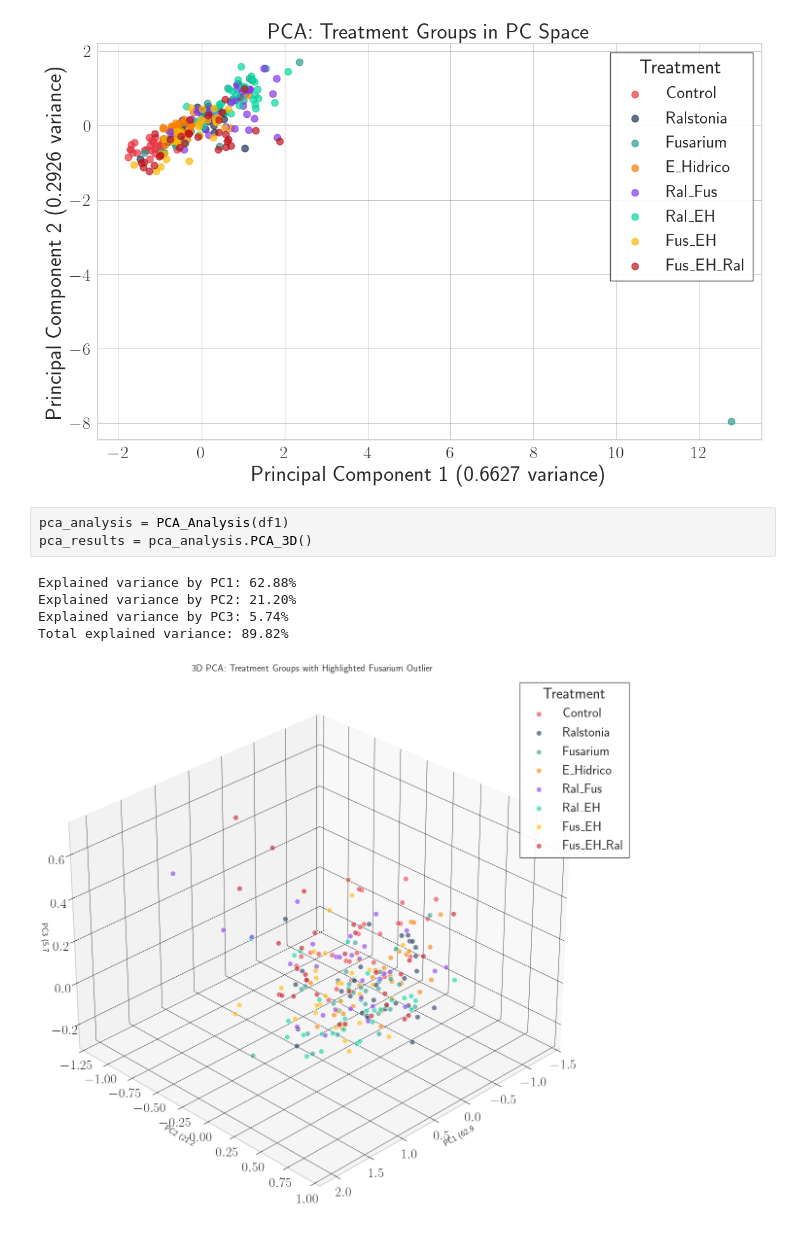
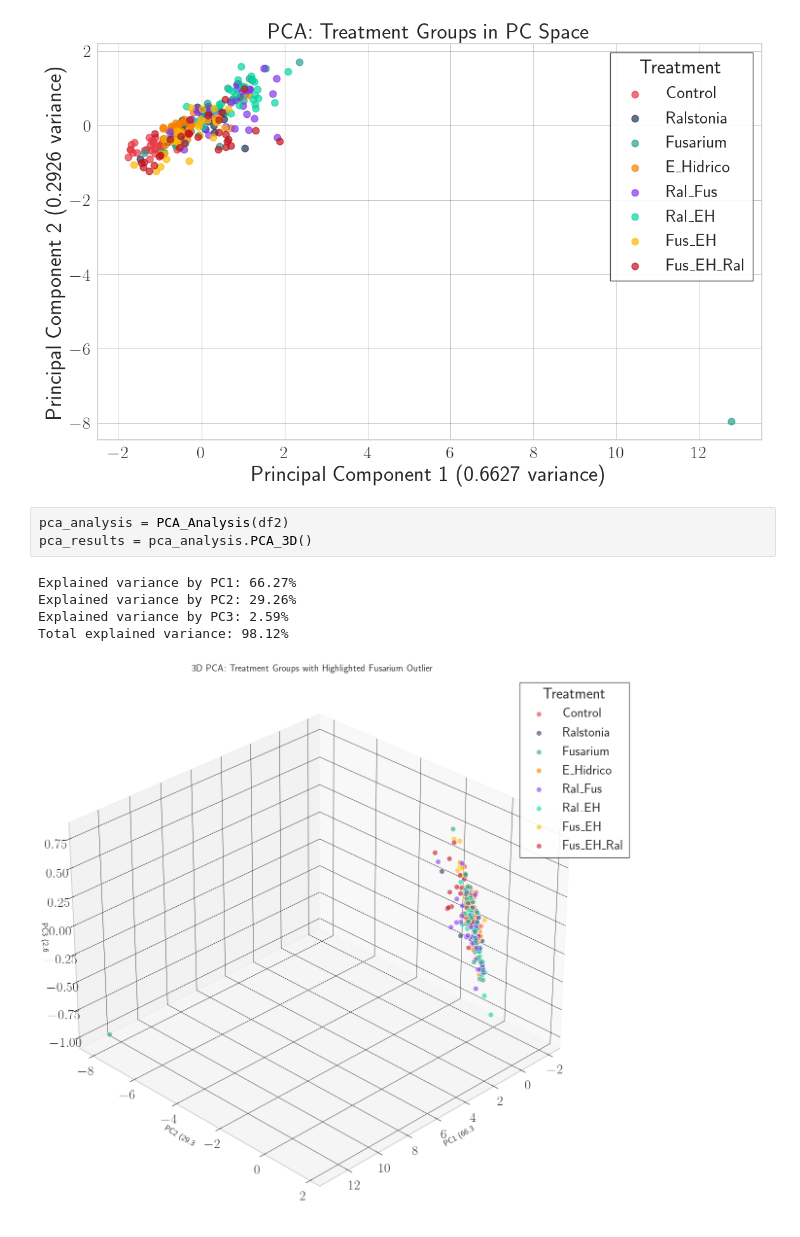
Before and after one commit to RicardoLoperaV/DiPreSi, a Jupyter notebook: Analisis PCA/Analisis_PCA.ipynb, the cells around one changed output. Cells and saved outputs as stored; diff of their text form.

```diff
--- a/Analisis PCA/Analisis_PCA.ipynb
+++ b/Analisis PCA/Analisis_PCA.ipynb
@@ -93,11 +93,11 @@ Explained variance by PC2: 29.26%
 Total explained variance: 95.53%
 [figure]
 # %%
-pca_analysis = PCA_Analysis(df1)
+pca_analysis = PCA_Analysis(df2)
 pca_results = pca_analysis.PCA_3D()
 # %% [output]
-Explained variance by PC1: 62.88%
-Explained variance by PC2: 21.20%
-Explained variance by PC3: 5.74%
-Total explained variance: 89.82%
+Explained variance by PC1: 66.27%
+Explained variance by PC2: 29.26%
+Explained variance by PC3: 2.59%
+Total explained variance: 98.12%
-[figure, old version]
+[figure, new version]
```
Also changed, not shown: parts of 26 cells of this notebook, 1 other file.
